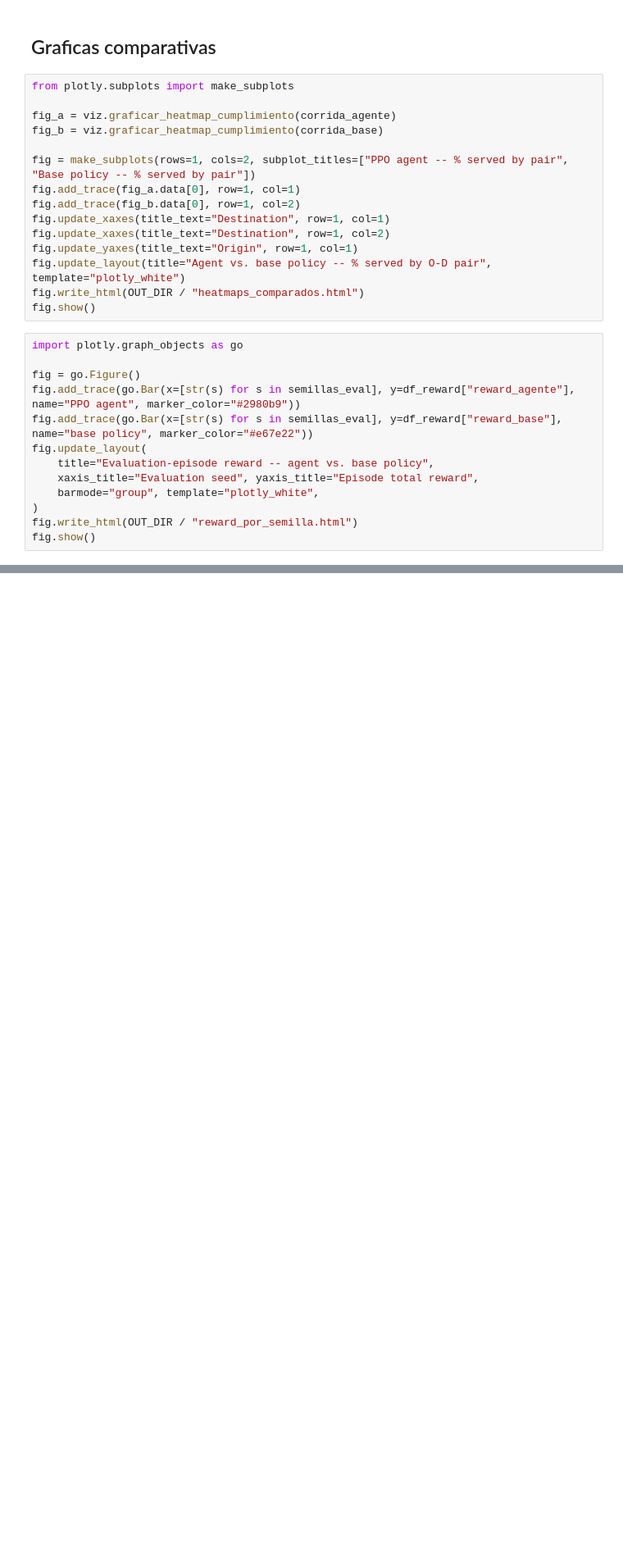
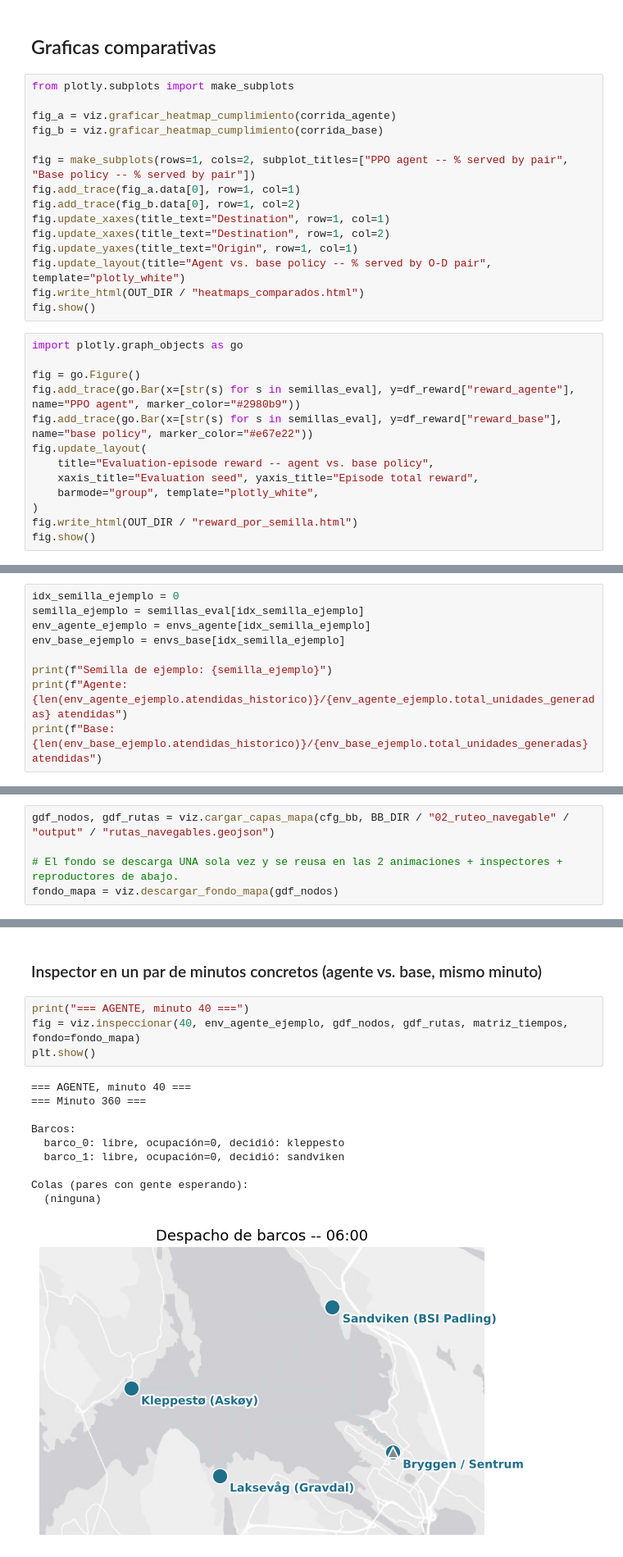
Before and after one commit to HaiderFonseca/NHH-Schedule-Free-Autonomous-Boats-in-Bergen, a Jupyter notebook: simulacion/notebooks/05_comparacion_agente_vs_base.ipynb, the cells around one changed output, grey strips where cells are left out. Shown at 82% size. Drawn from its saved outputs; the diff is of its cells as text; blank space fills up the shorter version.

```diff
--- a/simulacion/notebooks/05_comparacion_agente_vs_base.ipynb
+++ b/simulacion/notebooks/05_comparacion_agente_vs_base.ipynb
@@ -321,0 +361,9 @@ fig.show()
+# %%
+idx_semilla_ejemplo = 0
+semilla_ejemplo = semillas_eval[idx_semilla_ejemplo]
+env_agente_ejemplo = envs_agente[idx_semilla_ejemplo]
+env_base_ejemplo = envs_base[idx_semilla_ejemplo]
+
+print(f"Semilla de ejemplo: {semilla_ejemplo}")
+print(f"Agente: {len(env_agente_ejemplo.atendidas_historico)}/{env_agente_ejemplo.total_unidades_generadas} atendidas")
+print(f"Base:   {len(env_base_ejemplo.atendidas_historico)}/{env_base_ejemplo.total_unidades_generadas} atendidas")
@@ -321,0 +374,5 @@ fig.show()
+# %%
+gdf_nodos, gdf_rutas = viz.cargar_capas_mapa(cfg_bb, BB_DIR / "02_ruteo_navegable" / "output" / "rutas_navegables.geojson")
+
+# El fondo se descarga UNA sola vez y se reusa en las 2 animaciones + inspectores + reproductores de abajo.
+fondo_mapa = viz.descargar_fondo_mapa(gdf_nodos)
@@ -321,0 +395,17 @@ fig.show()
+# %% [markdown]
+### Inspector en un par de minutos concretos (agente vs. base, mismo minuto)
+# %%
+print("=== AGENTE, minuto 40 ===")
+fig = viz.inspeccionar(40, env_agente_ejemplo, gdf_nodos, gdf_rutas, matriz_tiempos, fondo=fondo_mapa)
+plt.show()
+# %% [output]
+=== AGENTE, minuto 40 ===
+=== Minuto 360 ===
+
+Barcos:
+  barco_0: libre, ocupación=0, decidió: kleppesto
+  barco_1: libre, ocupación=0, decidió: sandviken
+
+Colas (pares con gente esperando):
+  (ninguna)
+[figure, added]
```
Also changed, not shown: parts of 15 cells of this notebook, 32 other files.
